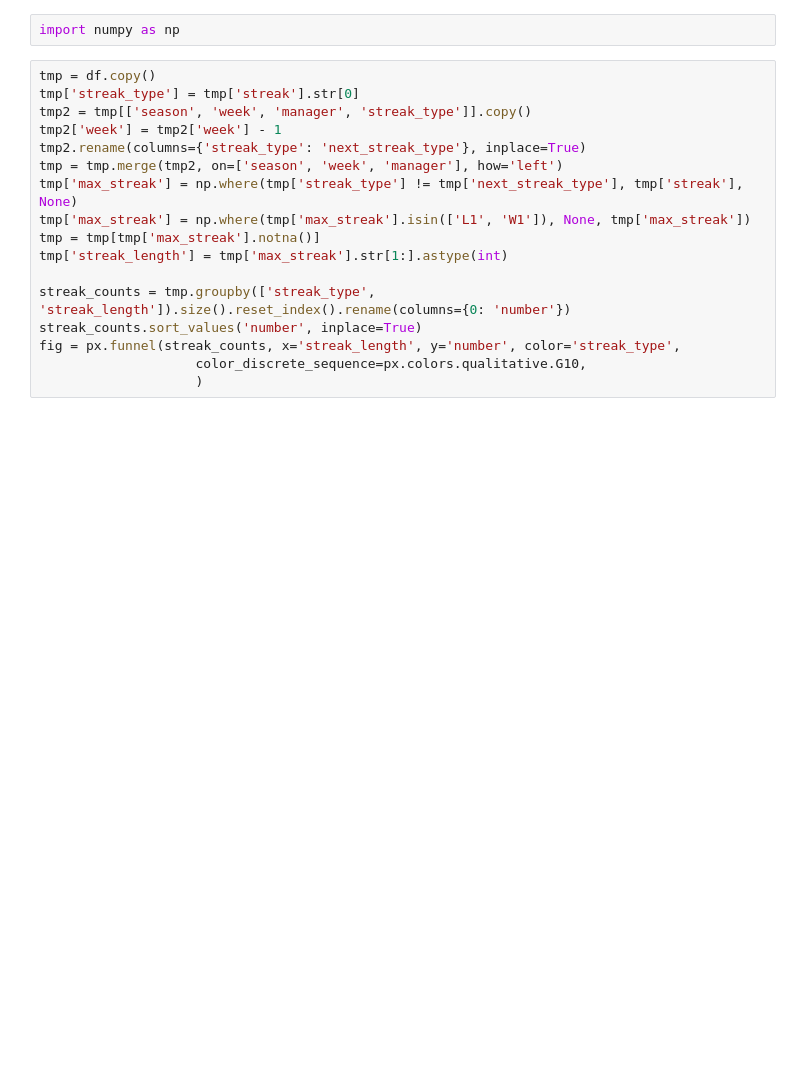
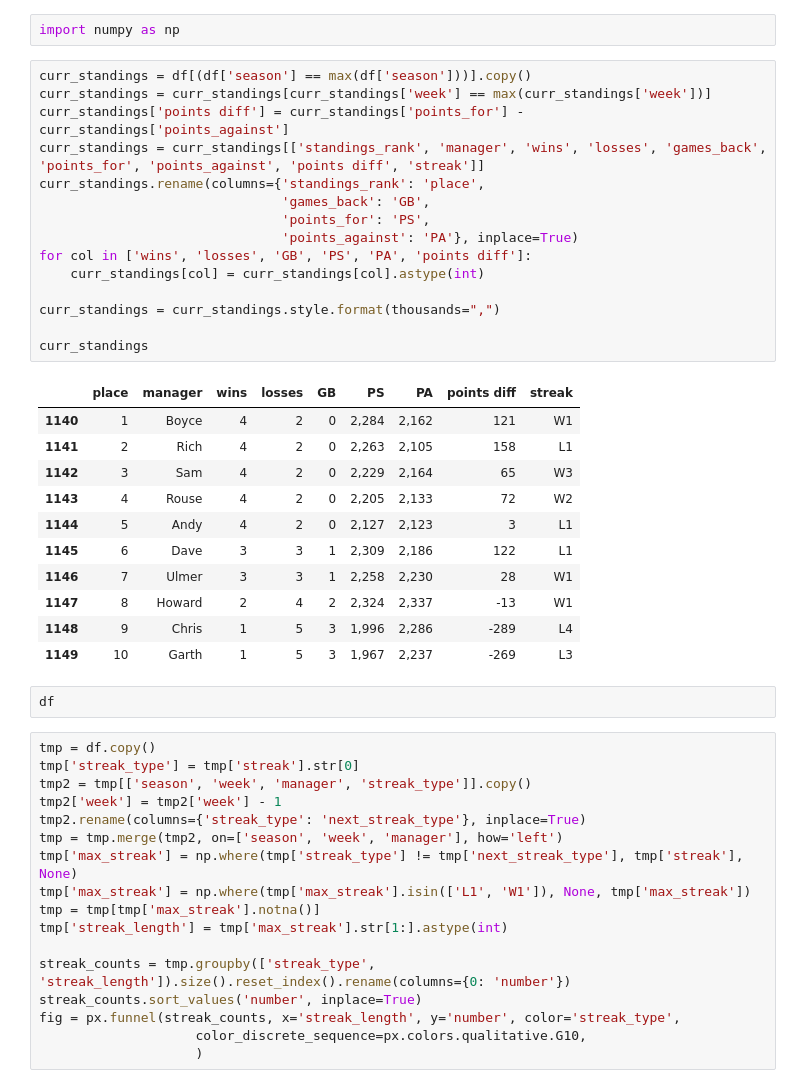
Before and after one commit to alexboyce3/fbl_dash, a Jupyter notebook: local_testing.ipynb, the cells around one changed output. Cells and saved outputs as stored; diff of their text form; blank space fills up the shorter version.

Commit message:
add standings

```diff
--- a/plotting.ipynb
+++ b/local_testing.ipynb
@@ -9,6 +9,35 @@ len(df)
 1150
 # %%
 import numpy as np
+# %%
+curr_standings = df[(df['season'] == max(df['season']))].copy()
+curr_standings = curr_standings[curr_standings['week'] == max(curr_standings['week'])]
+curr_standings['points diff'] = curr_standings['points_for'] - curr_standings['points_against']
+curr_standings = curr_standings[['standings_rank', 'manager', 'wins', 'losses', 'games_back', 'points_for', 'points_against', 'points diff', 'streak']]
+curr_standings.rename(columns={'standings_rank': 'place',
+                               'games_back': 'GB',
+                               'points_for': 'PS',
+                               'points_against': 'PA'}, inplace=True)
+for col in ['wins', 'losses', 'GB', 'PS', 'PA', 'points diff']:
+    curr_standings[col] = curr_standings[col].astype(int)
+
+curr_standings = curr_standings.style.format(thousands=",")
+
+curr_standings
+# %% [output]
+|  | place | manager | wins | losses | GB | PS | PA | points diff | streak |
+| 1140 | 1 | Boyce | 4 | 2 | 0 | 2,284 | 2,162 | 121 | W1 |
+| 1141 | 2 | Rich | 4 | 2 | 0 | 2,263 | 2,105 | 158 | L1 |
+| 1142 | 3 | Sam | 4 | 2 | 0 | 2,229 | 2,164 | 65 | W3 |
+| 1143 | 4 | Rouse | 4 | 2 | 0 | 2,205 | 2,133 | 72 | W2 |
+| 1144 | 5 | Andy | 4 | 2 | 0 | 2,127 | 2,123 | 3 | L1 |
+| 1145 | 6 | Dave | 3 | 3 | 1 | 2,309 | 2,186 | 122 | L1 |
+| 1146 | 7 | Ulmer | 3 | 3 | 1 | 2,258 | 2,230 | 28 | W1 |
+| 1147 | 8 | Howard | 2 | 4 | 2 | 2,324 | 2,337 | -13 | W1 |
+| 1148 | 9 | Chris | 1 | 5 | 3 | 1,996 | 2,286 | -289 | L4 |
+| 1149 | 10 | Garth | 1 | 5 | 3 | 1,967 | 2,237 | -269 | L3 |
+# %%
+df
 # %%
 tmp = df.copy()
 tmp['streak_type'] = tmp['streak'].str[0]
```
Also changed, not shown: 2 other files.
